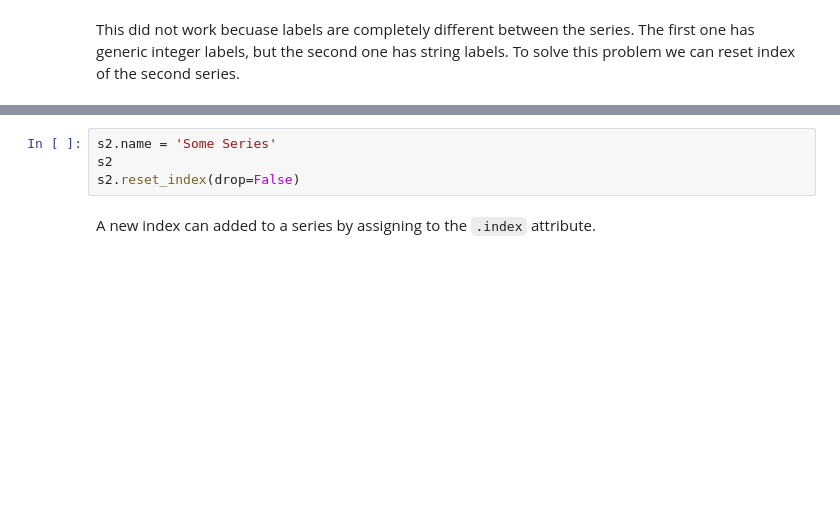
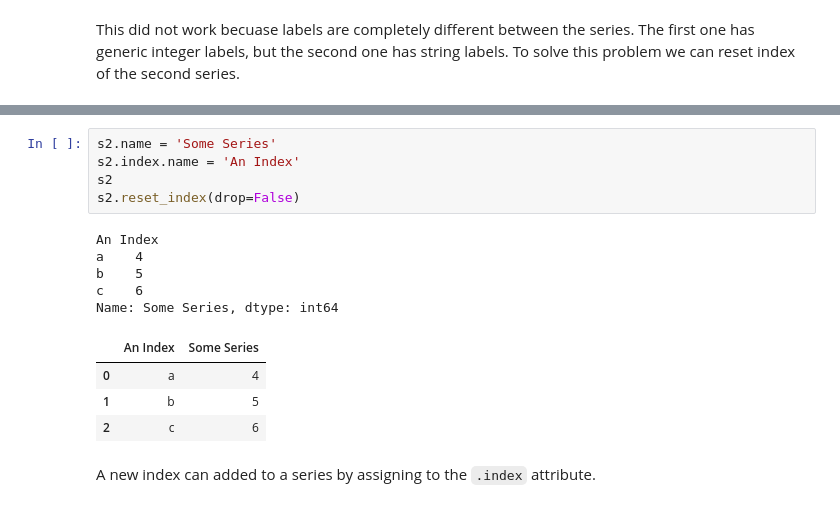
Before and after one commit to sztal/python-data-analysis, a Jupyter notebook: lab_06/lab_06.ipynb, the cells around one changed output, grey strips where cells are left out. Drawn from its saved outputs; the diff is of its cells as text; blank space fills up the shorter version.

```diff
--- a/lab_06/lab_06.ipynb
+++ b/lab_06/lab_06.ipynb
@@ -598,7 +1305,18 @@ s1.reset_index(drop=False)
 # %%
 s2.name = 'Some Series'
+s2.index.name = 'An Index'
 s2
 s2.reset_index(drop=False)
+# %% [output]
+An Index
+a    4
+b    5
+c    6
+Name: Some Series, dtype: int64
+|  | An Index | Some Series |
+| 0 | a | 4 |
+| 1 | b | 5 |
+| 2 | c | 6 |
 # %% [markdown]
 A new index can added to a series by assigning to the `.index` attribute.
 # %%
```
Also changed, not shown: parts of 143 cells of this notebook.
